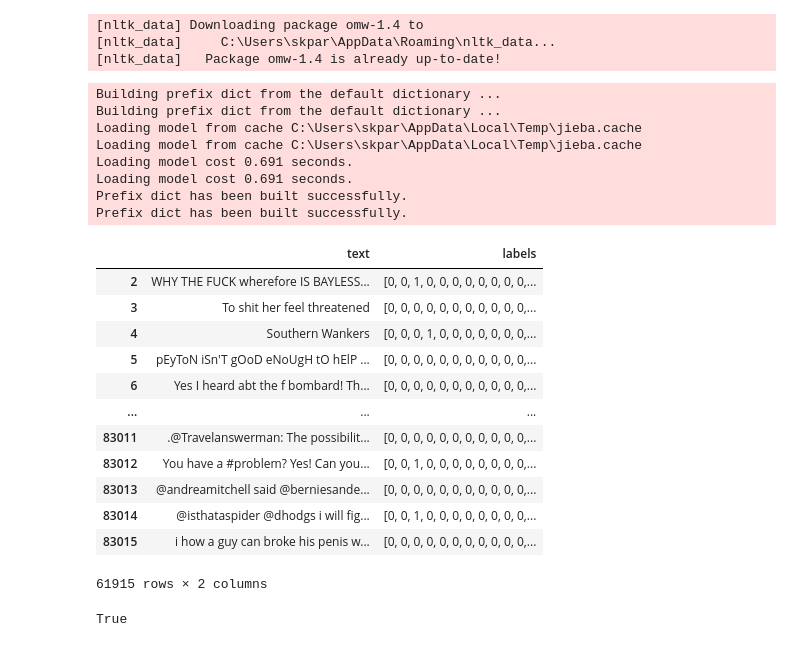
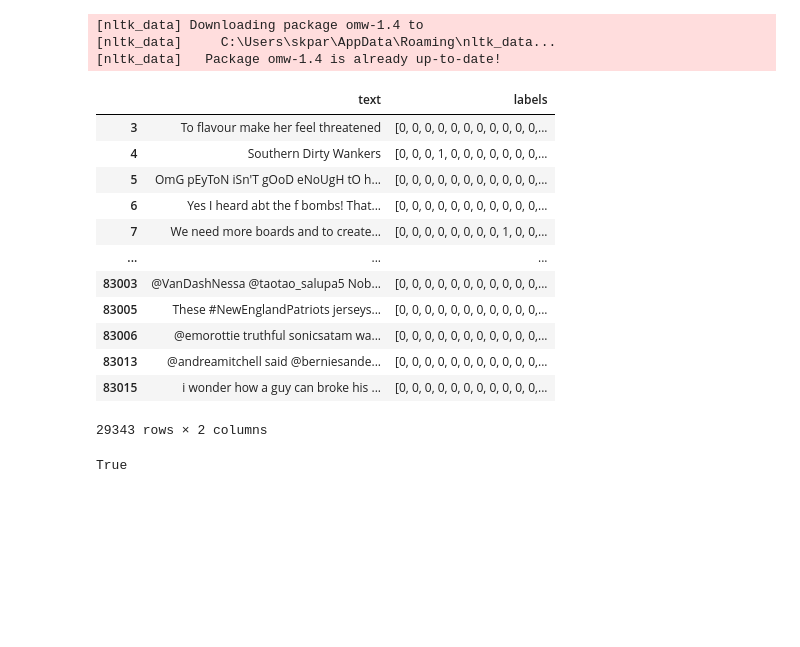
Before and after one commit to skcode0/saai, a Jupyter notebook: data_aug_versions.ipynb, the cells around one changed output. Cells and saved outputs as stored; diff of their text form; code cells hidden in the pictures; blank space fills up the shorter version.

```diff
--- a/data_aug_versions.ipynb
+++ b/data_aug_versions.ipynb
@@ -74,29 +76,21 @@ def augment_data(df, augmenter):
 
     return augmented_df
 # %%
-augmented_train = augment_data(train_wo_neut, augmenter)
+augmented_train = augment_data(train_minority_labels, augmenter)
 augmented_train
 # %% [output]
+|  | text | labels |
+| 3 | To flavour make her feel threatened | [0, 0, 0, 0, 0, 0, 0, 0, 0, 0, 0,... |
+| 4 | Southern Dirty Wankers | [0, 0, 0, 1, 0, 0, 0, 0, 0, 0, 0,... |
+| 5 | OmG pEyToN iSn'T gOoD eNoUgH tO h... | [0, 0, 0, 0, 0, 0, 0, 0, 0, 0, 0,... |
+| 6 | Yes I heard abt the f bombs! That... | [0, 0, 0, 0, 0, 0, 0, 0, 0, 0, 0,... |
+| 7 | We need more boards and to create... | [0, 0, 0, 0, 0, 0, 0, 0, 1, 0, 0,... |
+| ... | ... | ... |
+| 83003 | @VanDashNessa @taotao_salupa5 Nob... | [0, 0, 0, 0, 0, 0, 0, 0, 0, 0, 0,... |
+| 83005 | These #NewEnglandPatriots jerseys... | [0, 0, 0, 0, 0, 0, 0, 0, 0, 0, 0,... |
+| 83006 | @emorottie truthful sonicsatam wa... | [0, 0, 0, 0, 0, 0, 0, 0, 0, 0, 0,... |
+| 83013 | @andreamitchell said @berniesande... | [0, 0, 0, 0, 0, 0, 0, 0, 0, 0, 0,... |
+| 83015 | i wonder how a guy can broke his ... | [0, 0, 0, 0, 0, 0, 0, 0, 0, 0, 0,... |
-Building prefix dict from the default dictionary ...
-Building prefix dict from the default dictionary ...
-Loading model from cache C:\Users\skpar\AppData\Local\Temp\jieba.cache
-Loading model from cache C:\Users\skpar\AppData\Local\Temp\jieba.cache
-Loading model cost 0.691 seconds.
-Loading model cost 0.691 seconds.
-Prefix dict has been built successfully.
-Prefix dict has been built successfully.
+29343 rows × 2 columns
-|  | text | labels |
-| 2 | WHY THE FUCK wherefore IS BAYLESS... | [0, 0, 1, 0, 0, 0, 0, 0, 0, 0, 0,... |
-| 3 | To shit her feel threatened | [0, 0, 0, 0, 0, 0, 0, 0, 0, 0, 0,... |
-| 4 | Southern Wankers | [0, 0, 0, 1, 0, 0, 0, 0, 0, 0, 0,... |
-| 5 | pEyToN iSn'T gOoD eNoUgH tO hElP ... | [0, 0, 0, 0, 0, 0, 0, 0, 0, 0, 0,... |
-| 6 | Yes I heard abt the f bombard! Th... | [0, 0, 0, 0, 0, 0, 0, 0, 0, 0, 0,... |
-| ... | ... | ... |
-| 83011 | .@Travelanswerman: The possibilit... | [0, 0, 0, 0, 0, 0, 0, 0, 0, 0, 0,... |
-| 83012 | You have a #problem? Yes! Can you... | [0, 0, 1, 0, 0, 0, 0, 0, 0, 0, 0,... |
-| 83013 | @andreamitchell said @berniesande... | [0, 0, 0, 0, 0, 0, 0, 0, 0, 0, 0,... |
-| 83014 | @isthataspider @dhodgs i will fig... | [0, 0, 1, 0, 0, 0, 0, 0, 0, 0, 0,... |
-| 83015 | i how a guy can broke his penis w... | [0, 0, 0, 0, 0, 0, 0, 0, 0, 0, 0,... |
-61915 rows × 2 columns
 # %%
 # checking if original dataset and augmented dataset have same labels
```
Also changed, not shown: parts of 17 cells of this notebook, 12 other files.
